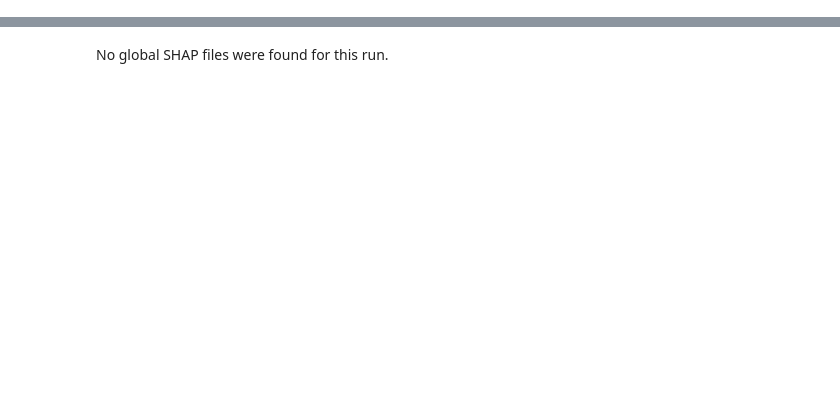
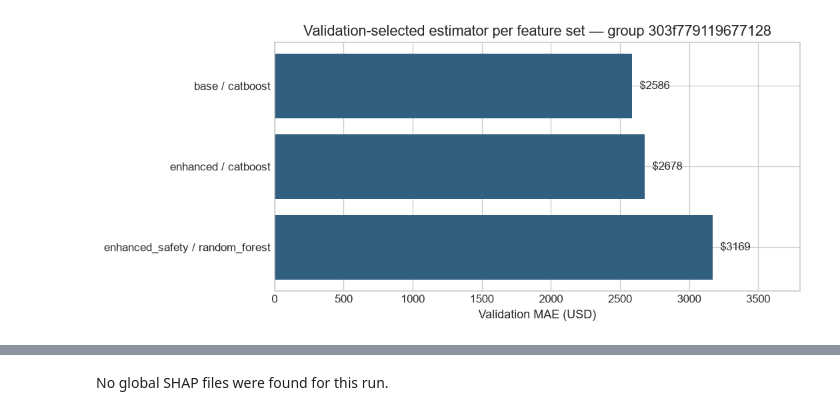
Before and after one commit to danielrdgez/DataScience_Capstone_Cars, a Jupyter notebook: MODEL_OUTPUT.ipynb, the cells around one changed output, grey strips where cells are left out. Saved outputs shown, nothing was run; the diff lists cells and outputs as text; code cells hidden in the pictures; blank space fills up the shorter version.

```diff
--- a/MODEL_OUTPUT.ipynb
+++ b/MODEL_OUTPUT.ipynb
@@ -47,0 +87,18 @@ Comparison feature sets: ['base', 'enriched']
+# %%
+for group, candidates in feature_candidates.groupby("group"):
+    comparison_receipt = next((item for item in feature_receipt["comparisons"] if item["group"] == group), None)
+    if not comparison_receipt or comparison_receipt["status"] != "completed":
+        display(Markdown("Cross-feature ranking unavailable for this provenance bucket: " + str((comparison_receipt or {}).get("reason", "No verified comparison"))))
+        continue
+    best_features = candidates.sort_values("validation_mae").groupby("variant", sort=False).head(1)
+    fig, ax = plt.subplots(figsize=(9, 4))
+    labels = best_features.variant + " / " + best_features.model
+    ax.barh(labels, best_features.validation_mae, color="#315f80")
+    ax.set(xlabel="Validation MAE (USD)", title="Validation-selected estimator per feature set — group " + group)
+    ax.invert_yaxis()
+    ax.bar_label(ax.containers[0], fmt=" $%.0f", padding=4)
+    ax.set_xlim(0, best_features.validation_mae.max()*1.2)
+    fig.tight_layout()
+    plt.show()
+# %% [output]
+[figure, added]
```
Also changed, not shown: parts of 29 cells of this notebook, 57 other files.
